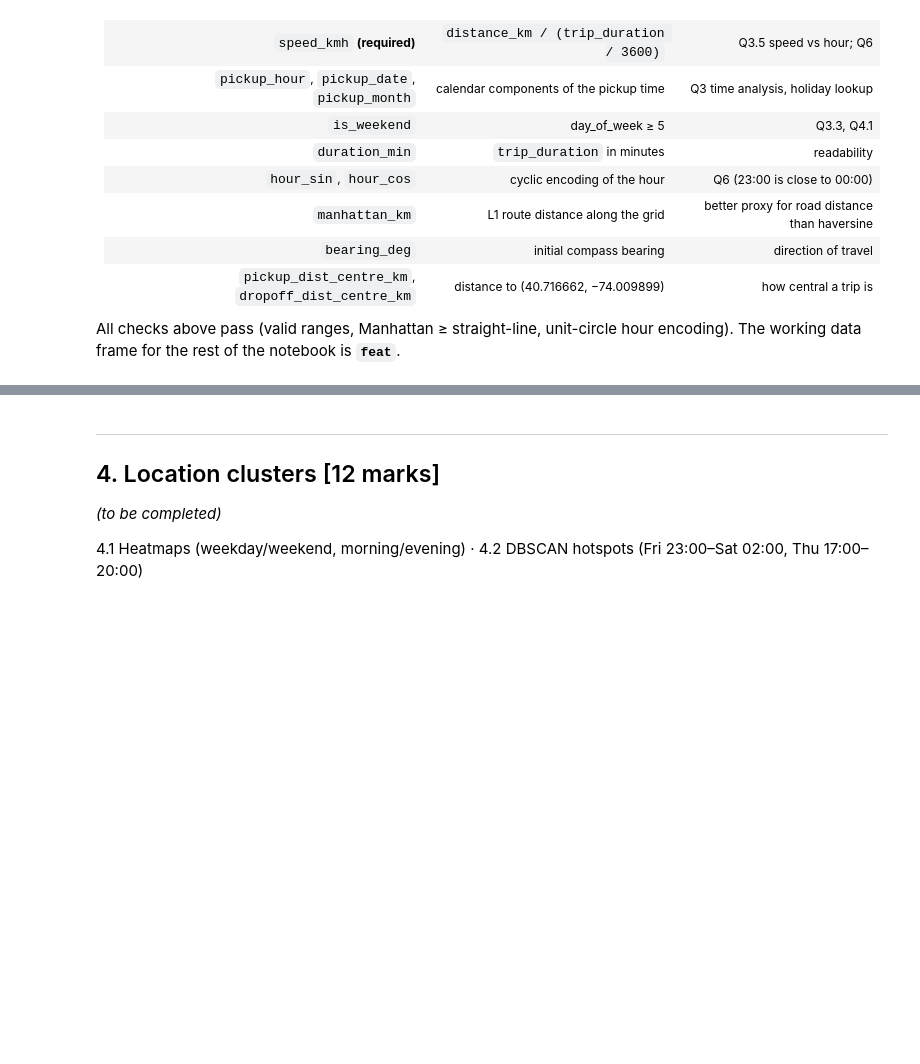
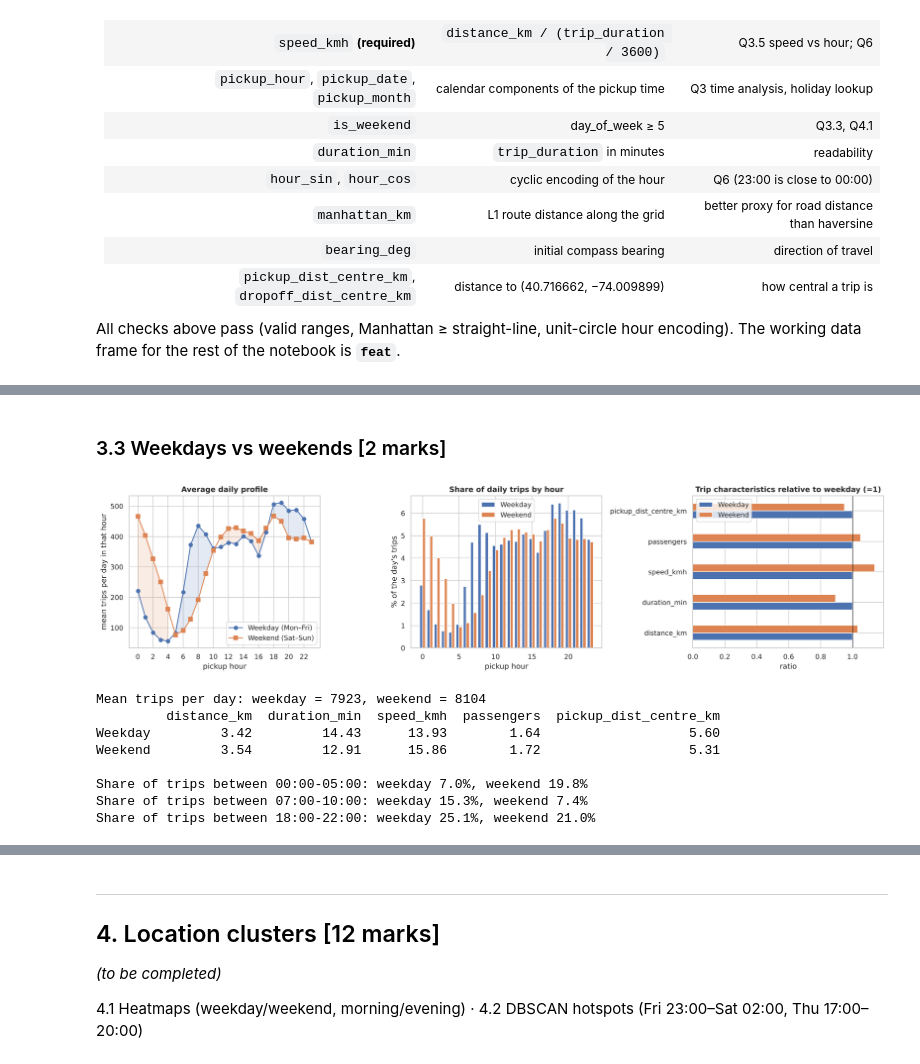
Before and after one commit to EmmanuelAzu/DVE_Assignment_2, a Jupyter notebook: DVE_Assignment_2.ipynb, the cells around one changed output, grey strips where cells are left out. Saved outputs shown, nothing was run; the diff lists cells and outputs as text; code cells hidden in the pictures; blank space fills up the shorter version.

```diff
--- a/DVE_Assignment_2.ipynb
+++ b/DVE_Assignment_2.ipynb
@@ -455,0 +608,40 @@ rest of the notebook is **`feat`**.
+# %% [markdown]
+### 3.3 Weekdays vs weekends [2 marks]
+# %%
+wk = hourly_t.groupby(hourly_t.index.dayofweek >= 5).mean().T
+wk.columns = ["Weekday (Mon–Fri)", "Weekend (Sat–Sun)"]
+clean_nostorm = feat[~feat.pickup_date.isin(STORM)]
+
+fig, axes = plt.subplots(1, 3, figsize=(18, 4.5))
+axes[0].plot(wk.index, wk.iloc[:, 0], "-o", label=wk.columns[0]); axes[0].plot(wk.index, wk.iloc[:, 1], "-s", label=wk.columns[1])
+axes[0].set_xticks(range(0, 24, 2)); axes[0].set_xlabel("pickup hour"); axes[0].set_ylabel("mean trips per day in that hour")
+axes[0].set_title("Average daily profile"); axes[0].legend()
+axes[0].fill_between(wk.index, wk.iloc[:, 0], wk.iloc[:, 1], where=wk.iloc[:, 1] > wk.iloc[:, 0], alpha=.15, color="C1")
+axes[0].fill_between(wk.index, wk.iloc[:, 0], wk.iloc[:, 1], where=wk.iloc[:, 1] <= wk.iloc[:, 0], alpha=.15, color="C0")
+
+share = wk / wk.sum()
+axes[1].bar(share.index - .2, share.iloc[:, 0] * 100, .4, label="Weekday"); axes[1].bar(share.index + .2, share.iloc[:, 1] * 100, .4, label="Weekend")
+axes[1].set_xlabel("pickup hour"); axes[1].set_ylabel("% of the day's trips"); axes[1].set_title("Share of daily trips by hour"); axes[1].legend()
+
+comp = clean_nostorm.groupby("is_weekend").agg(distance_km=("distance_km", "mean"), duration_min=("duration_min", "mean"),
+        speed_kmh=("speed_kmh", "mean"), passengers=("passenger_count", "mean"), pickup_dist_centre_km=("pickup_dist_centre_km", "mean"))
+comp.index = ["Weekday", "Weekend"]
+(comp / comp.loc["Weekday"]).T.plot.barh(ax=axes[2]); axes[2].axvline(1, color="k", lw=.8)
+axes[2].set_title("Trip characteristics relative to weekday (=1)"); axes[2].set_xlabel("ratio")
+plt.tight_layout(); savefig("q3_3_weekday_vs_weekend"); plt.show()
+
+print("Mean trips per day: weekday = %.0f, weekend = %.0f" % (daily[~daily.storm & (daily.dow < 5)].trips.mean(), daily[~daily.storm & (daily.dow >= 5)].trips.mean()))
+print(comp.round(2).to_string())
+print("\nShare of trips between 00:00-05:00: weekday %.1f%%, weekend %.1f%%" % tuple(share.iloc[0:5].sum() * 100))
+print("Share of trips between 07:00-10:00: weekday %.1f%%, weekend %.1f%%" % tuple(share.iloc[7:10].sum() * 100))
+print("Share of trips between 18:00-22:00: weekday %.1f%%, weekend %.1f%%" % tuple(share.iloc[18:22].sum() * 100))
+# %% [output]
+[figure, added]
+Mean trips per day: weekday = 7923, weekend = 8104
+         distance_km  duration_min  speed_kmh  passengers  pickup_dist_centre_km
+Weekday         3.42         14.43      13.93        1.64                   5.60
+Weekend         3.54         12.91      15.86        1.72                   5.31
+
+Share of trips between 00:00-05:00: weekday 7.0%, weekend 19.8%
+Share of trips between 07:00-10:00: weekday 15.3%, weekend 7.4%
+Share of trips between 18:00-22:00: weekday 25.1%, weekend 21.0%
```
Also changed, not shown: parts of 19 cells of this notebook, 8 other files.
